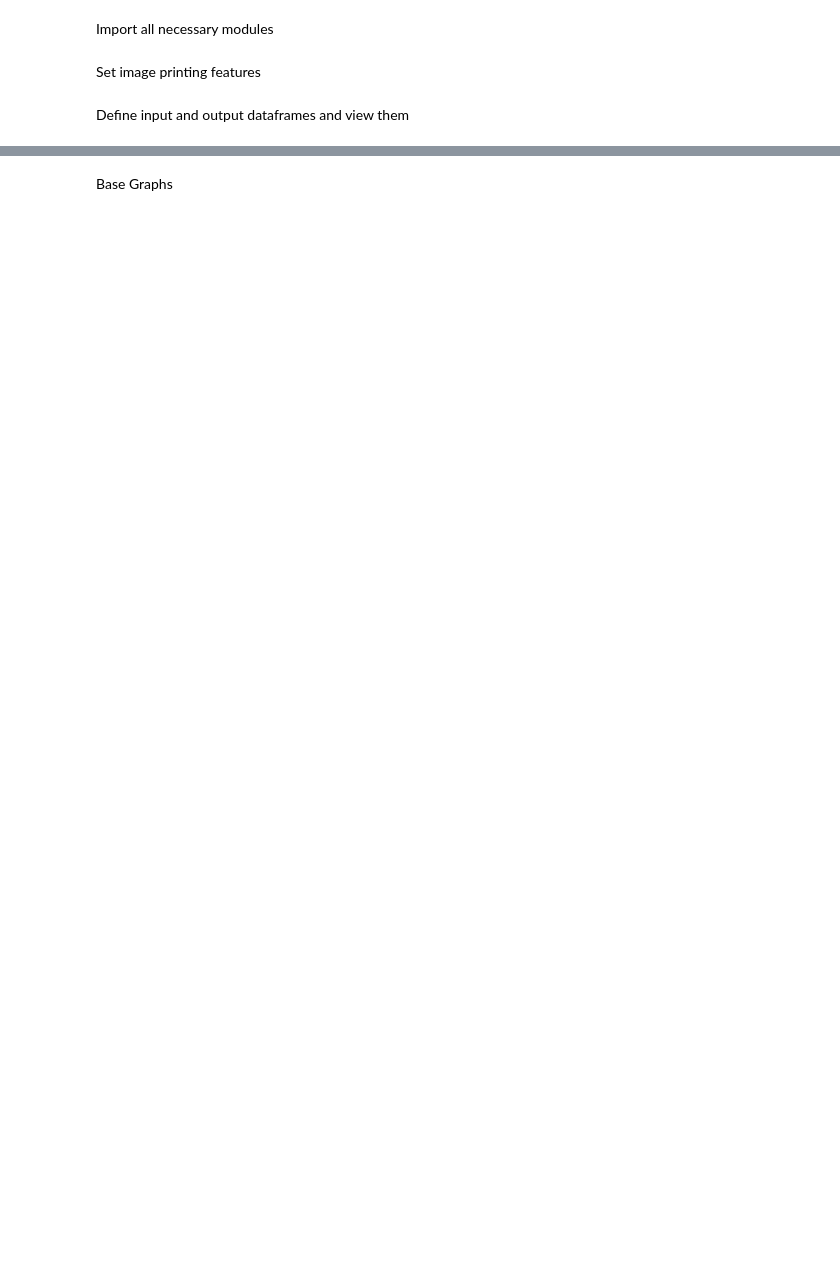
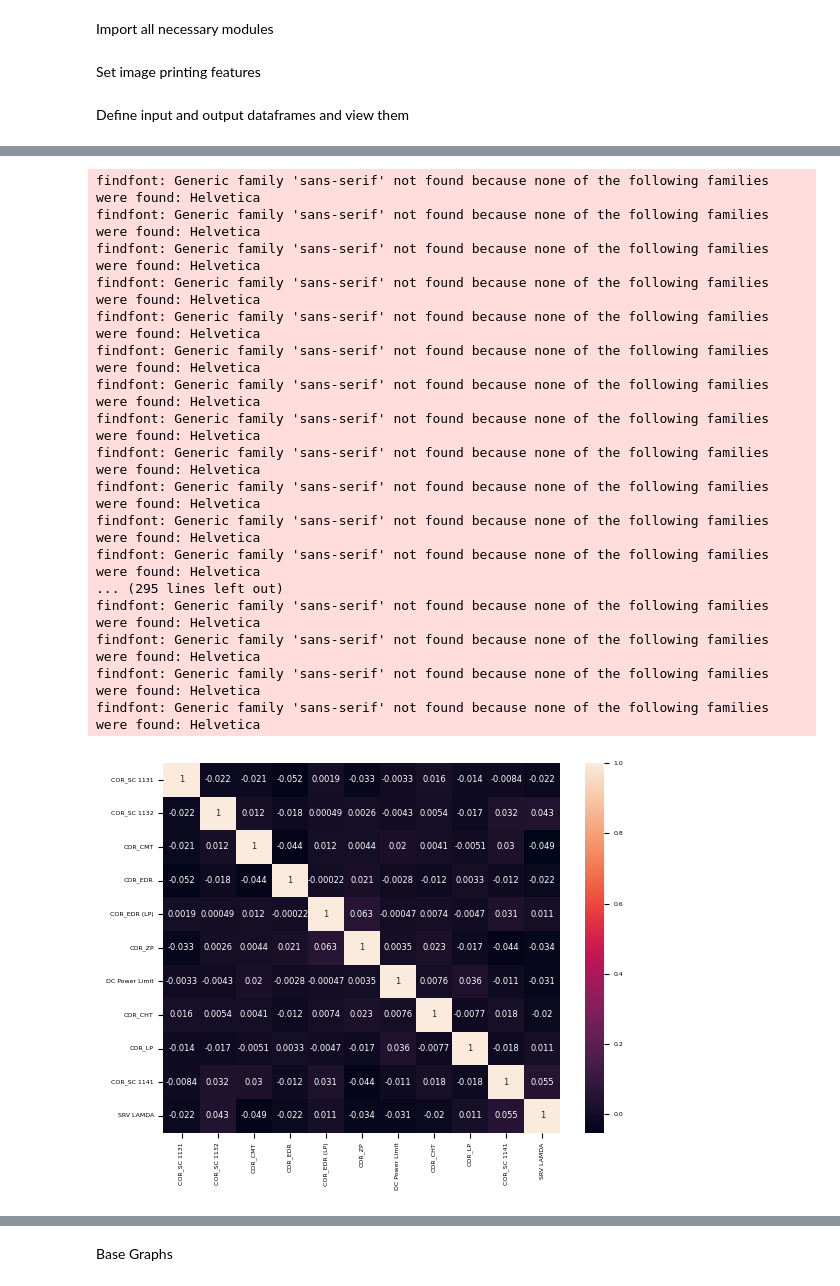
Before and after one commit to ebotchway/thesis_work, a Jupyter notebook: mphil_thesis.ipynb, the cells around one changed output, grey strips where cells are left out. Cells and saved outputs as stored; diff of their text form; code cells hidden in the pictures; blank space fills up the shorter version.

```diff
--- a/mphil_thesis.ipynb
+++ b/mphil_thesis.ipynb
@@ -90,4 +90,5 @@ Define input and output dataframes and view them
 # %%
 # read and convert csv data into a dataframe and print it out
 df_inp = pd.read_csv("inputs_sample_m.csv")
+df_inp = df_inp.dropna()
 df_inp.head(n=10)
@@ -99,0 +158,3 @@ df_inp[lst].hist(figsize=(15,10))
+# %%
+corrMatrix = df_inp.corr()
+print(corrMatrix)
@@ -99,0 +179,23 @@ df_inp[lst].hist(figsize=(15,10))
+# %%
+sn.heatmap(corrMatrix, annot=True)
+plt.rcParams['figure.figsize'] = [11, 6.5]
+plt.show()
+# %% [output]
+findfont: Generic family 'sans-serif' not found because none of the following families were found: Helvetica
+findfont: Generic family 'sans-serif' not found because none of the following families were found: Helvetica
+findfont: Generic family 'sans-serif' not found because none of the following families were found: Helvetica
+findfont: Generic family 'sans-serif' not found because none of the following families were found: Helvetica
+findfont: Generic family 'sans-serif' not found because none of the following families were found: Helvetica
+findfont: Generic family 'sans-serif' not found because none of the following families were found: Helvetica
+findfont: Generic family 'sans-serif' not found because none of the following families were found: Helvetica
+findfont: Generic family 'sans-serif' not found because none of the following families were found: Helvetica
+findfont: Generic family 'sans-serif' not found because none of the following families were found: Helvetica
+findfont: Generic family 'sans-serif' not found because none of the following families were found: Helvetica
+findfont: Generic family 'sans-serif' not found because none of the following families were found: Helvetica
+findfont: Generic family 'sans-serif' not found because none of the following families were found: Helvetica
+... (295 lines left out)
+findfont: Generic family 'sans-serif' not found because none of the following families were found: Helvetica
+findfont: Generic family 'sans-serif' not found because none of the following families were found: Helvetica
+findfont: Generic family 'sans-serif' not found because none of the following families were found: Helvetica
+findfont: Generic family 'sans-serif' not found because none of the following families were found: Helvetica
+[figure, added]
```
Also changed, not shown: parts of 21 cells of this notebook, 1 other file.
